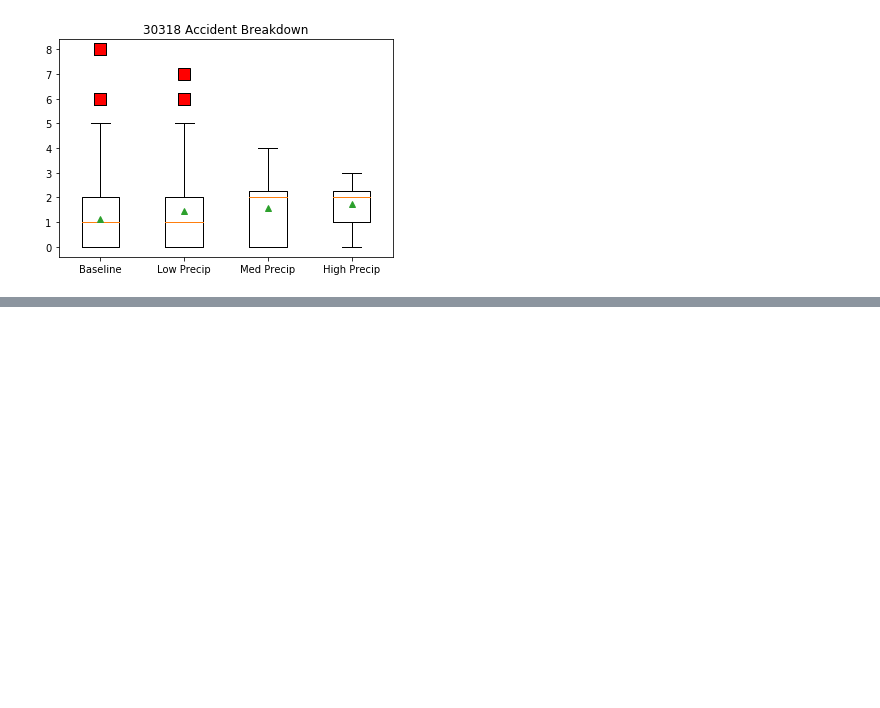
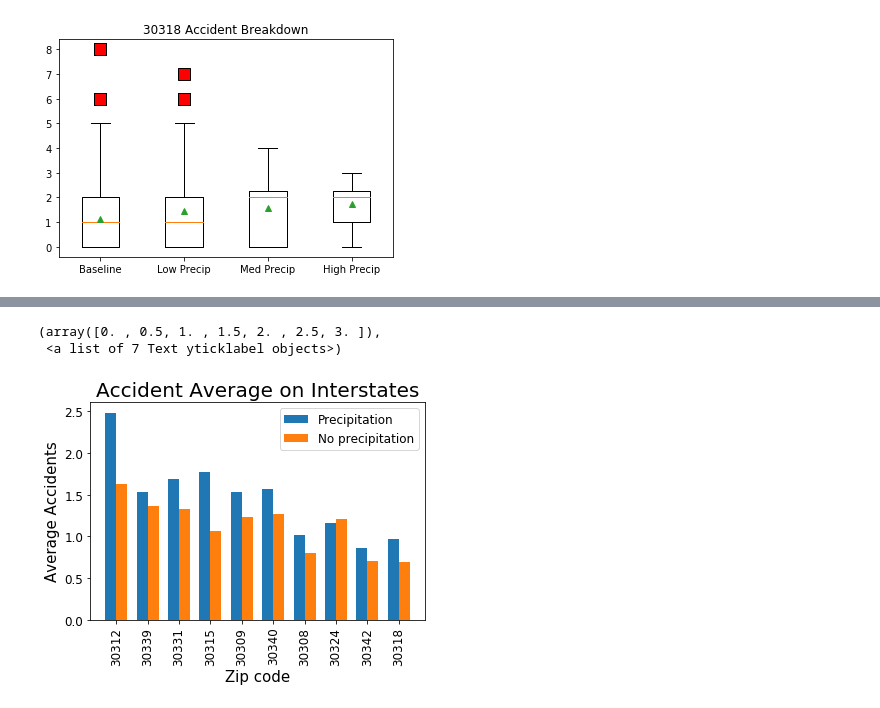
Before and after one commit to alexcaughman/iteration_station, a Jupyter notebook: Analysis_AP_7_4_20.ipynb, the cells around one changed output, grey strips where cells are left out. Drawn from its saved outputs; the diff is of its cells as text; code cells hidden in the pictures; blank space fills up the shorter version.

```diff
--- a/Analysis_AP_7_4_20.ipynb
+++ b/Analysis_AP_7_4_20.ipynb
@@ -627,19 +703,24 @@ plt.xticks(tick_locations, zipcodes, rotation = 'vertical')
 # %%
 zipcodes = [30312, 30339, 30331, 30315, 30309, 30340, 30308, 30324, 30342, 30318]
 indx = np.arange(len(zipcodes))
 Accident_counts_interstate = [y_30312_I_m,y_30339_I_m,y_30331_I_m,y_30315_I_m,y_30309_I_m,y_30340_I_m,y_30308_I_m,y_30324_I_m,y_30342_I_m,y_30318_I_m]
 I_counts_no_precip = [y_30312_I_base_m,y_30339_I_base_m,y_30331_I_base_m,y_30315_I_base_m,y_30309_I_base_m,y_30340_I_base_m,y_30308_I_base_m,y_30324_I_base_m,y_30342_I_base_m,y_30318_I_base_m]
 bar_width = 0.35
 
 fig, ax = plt.subplots()
 inter_precip = ax.bar(indx - bar_width/2, Accident_counts_interstate, bar_width, label='Precipitation')
 inter_no_precip = ax.bar(indx + bar_width/2, I_counts_no_precip, bar_width, label='No precipitation')
-plt.title("Accident Avg on Interstates")
-plt.legend(loc="upper right")
-plt.xlabel("Zipcode")
-plt.ylabel("Average Accidents")
+plt.title("Accident Average on Interstates", fontsize = 20)
+plt.legend(loc="upper right", fontsize = 12)
+plt.xlabel("Zip code", fontsize = 15)
+plt.ylabel("Average Accidents", fontsize = 15)
 tick_locations = indx
-plt.xticks(tick_locations, zipcodes, rotation = 'vertical')
+plt.xticks(tick_locations, zipcodes, rotation = 'vertical', fontsize = 12)
+plt.yticks(fontsize = 12)
+# %% [output]
+(array([0. , 0.5, 1. , 1.5, 2. , 2.5, 3. ]),
+ <a list of 7 Text yticklabel objects>)
+[figure, added]
 # %%
 zipcodes = [30312, 30339, 30331, 30315, 30309, 30340, 30308, 30324, 30342, 30318]
 indx = np.arange(len(zipcodes))
```
Also changed, not shown: parts of 9 cells of this notebook, 4 other files.
